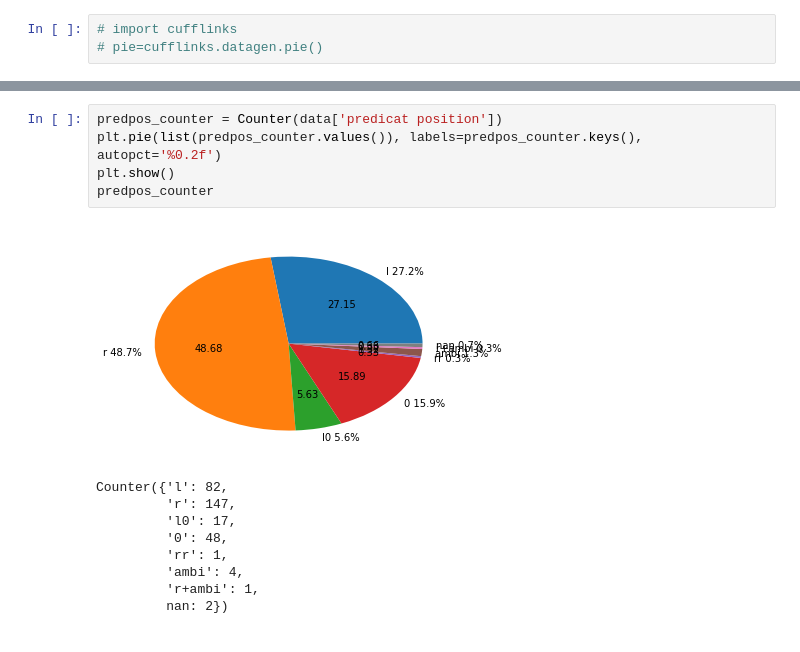
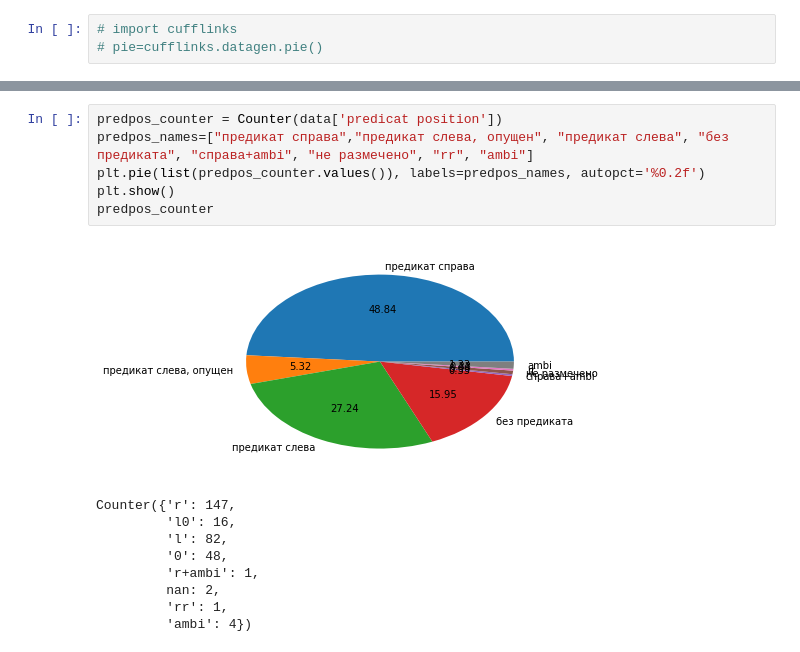
Before and after one commit to marchdown/schisch, a Jupyter notebook: schisch.ipynb, the cells around one changed output, grey strips where cells are left out. Saved outputs shown, nothing was run; the diff lists cells and outputs as text.

```diff
--- a/schisch.ipynb
+++ b/schisch.ipynb
@@ -397,18 +463,19 @@ for t in semantic_types:
 # %%
 predpos_counter = Counter(data['predicat position'])
-plt.pie(list(predpos_counter.values()), labels=predpos_counter.keys(), autopct='%0.2f')
+predpos_names=["предикат справа","предикат слева, опущен", "предикат слева", "без предиката", "справа+ambi", "не размечено", "rr", "ambi"]
+plt.pie(list(predpos_counter.values()), labels=predpos_names, autopct='%0.2f')
 plt.show()
 predpos_counter
 # %% [output]
-[figure, old version]
+[figure, new version]
-Counter({'l': 82,
-         'r': 147,
-         'l0': 17,
+Counter({'r': 147,
+         'l0': 16,
+         'l': 82,
          '0': 48,
+         'r+ambi': 1,
+         nan: 2,
          'rr': 1,
-         'ambi': 4,
-         'r+ambi': 1,
-         nan: 2})
+         'ambi': 4})
 # %%
 
 # Оч неэффективно
```
Also changed, not shown: parts of 23 cells of this notebook.
